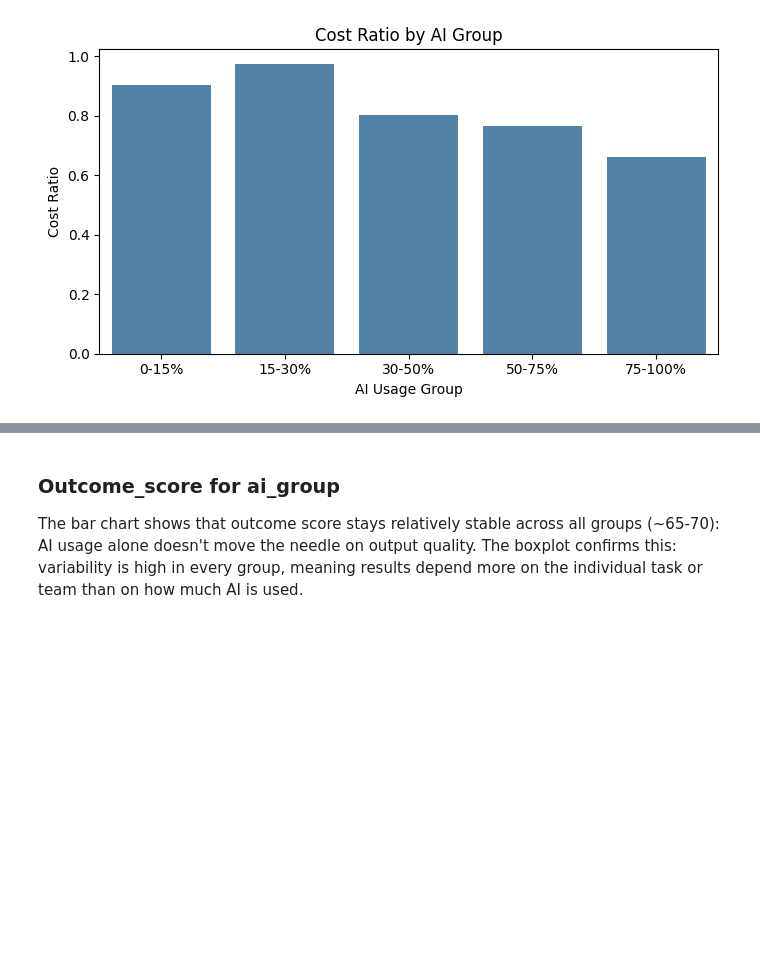
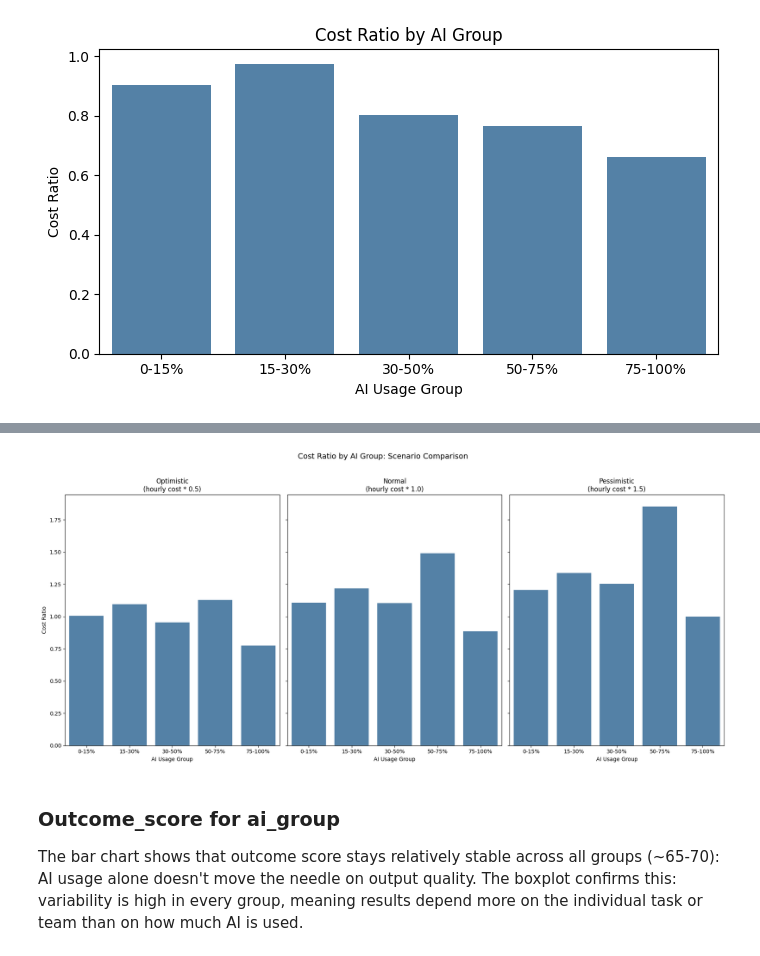
Before and after one commit to Cam-crt/FCM-Data-Alchemist, a Jupyter notebook: src/main_final.ipynb, the cells around one changed output, grey strips where cells are left out. Saved outputs shown, nothing was run; the diff lists cells and outputs as text; code cells hidden in the pictures; blank space fills up the shorter version.

```diff
--- a/src/main_final.ipynb
+++ b/src/main_final.ipynb
@@ -1406,3 +1485,36 @@ plt.show()
+# %%
+scenarios = [
+    ("cost_ratio_optimistic", "Optimistic",   "steelblue",  "hourly cost * 0.5"),
+    ("cost_ratio_normal",     "Normal",        "steelblue",  "hourly cost * 1.0"),
+    ("cost_ratio_pessimistic","Pessimistic",   "steelblue",  "hourly cost * 1.5"),
+]
+
+order = ["0-15%", "15-30%", "30-50%", "50-75%", "75-100%"]
+
+fig, axes = plt.subplots(1, 3, figsize=(18, 8), sharey=True)
+
+# sharey = True keeps the y-axis scale identical across all three panels
+
+for ax, (col, title, color, subtitle) in zip(axes, scenarios):
+    sns.barplot(
+        data=final_df,
+        x="ai_group",
+        y=col,
+        order=order,
+        errorbar=None,
+        color=color,
+        ax=ax,
+    )
+    ax.set_title(f"{title}\n({subtitle})", fontsize=12)
+    ax.set_xlabel("AI Usage Group")
+    ax.set_ylabel("Cost Ratio" if ax == axes[0] else "")
+    ax.tick_params(axis="x", rotation=0)
+
+fig.suptitle("Cost Ratio by AI Group: Scenario Comparison", fontsize=14, y=1.02)
+plt.tight_layout()
+plt.show()
+# %% [output]
+[figure, added]
 # %% [markdown]
 ### Outcome_score for ai_group
 The bar chart shows that outcome score stays relatively stable across all groups
```
Also changed, not shown: parts of 63 cells of this notebook.
